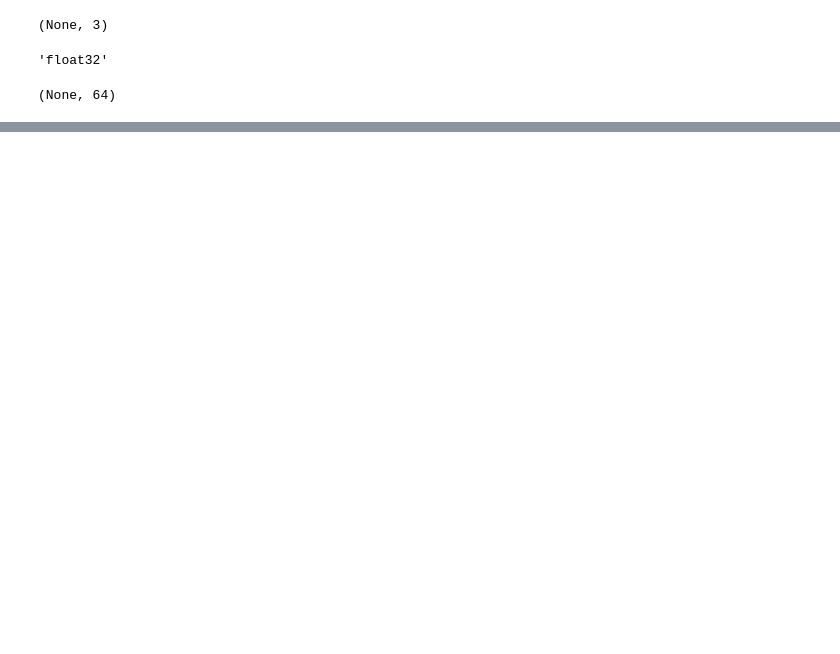
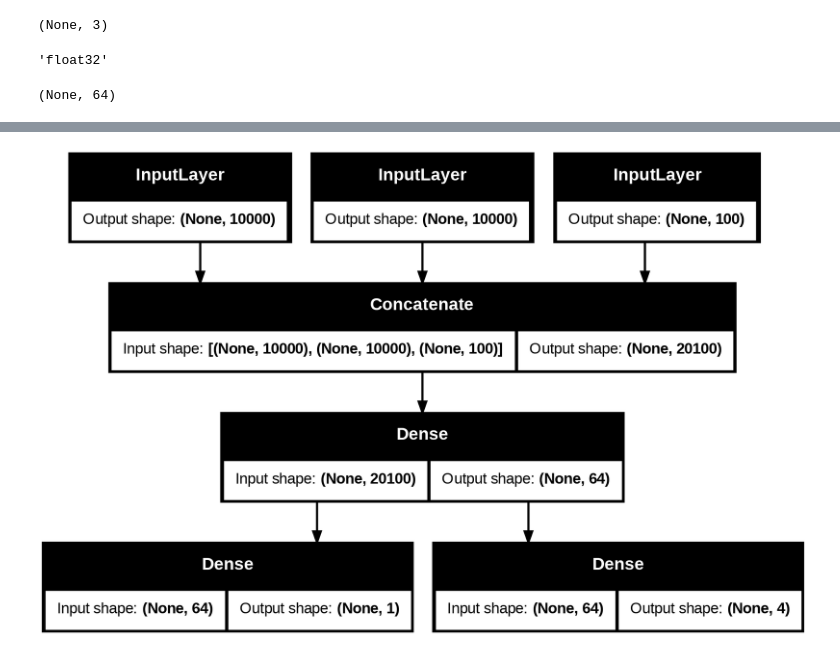
Before and after one commit to jeffkayser2/deep-learning-with-python-notebooks, a Jupyter notebook: DL_Book_Chapter_7.ipynb, the cells around one changed output, grey strips where cells are left out. Drawn from its saved outputs; the diff is of its cells as text; code cells hidden in the pictures; blank space fills up the shorter version.

```diff
--- a/DL_Book_Chapter_7.ipynb
+++ b/DL_Book_Chapter_7.ipynb
@@ -184,0 +230,5 @@ Model: "functional_5"
+# %%
+keras.utils.plot_model(
+    model, "ticket_classifier_with_shape_info.png", show_shapes=True)
+# %% [output]
+[figure, added]
```
Also changed, not shown: parts of 19 cells of this notebook.
